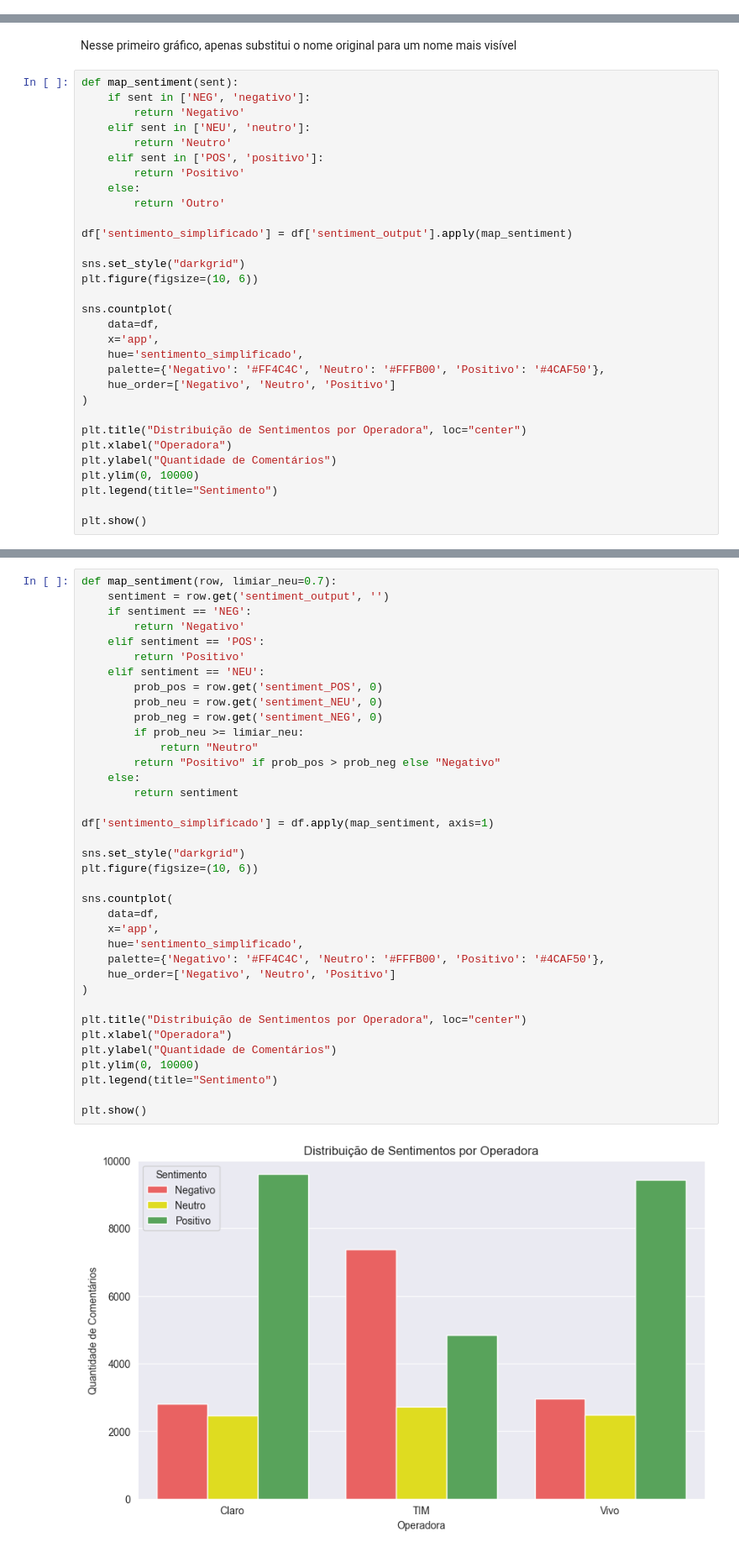
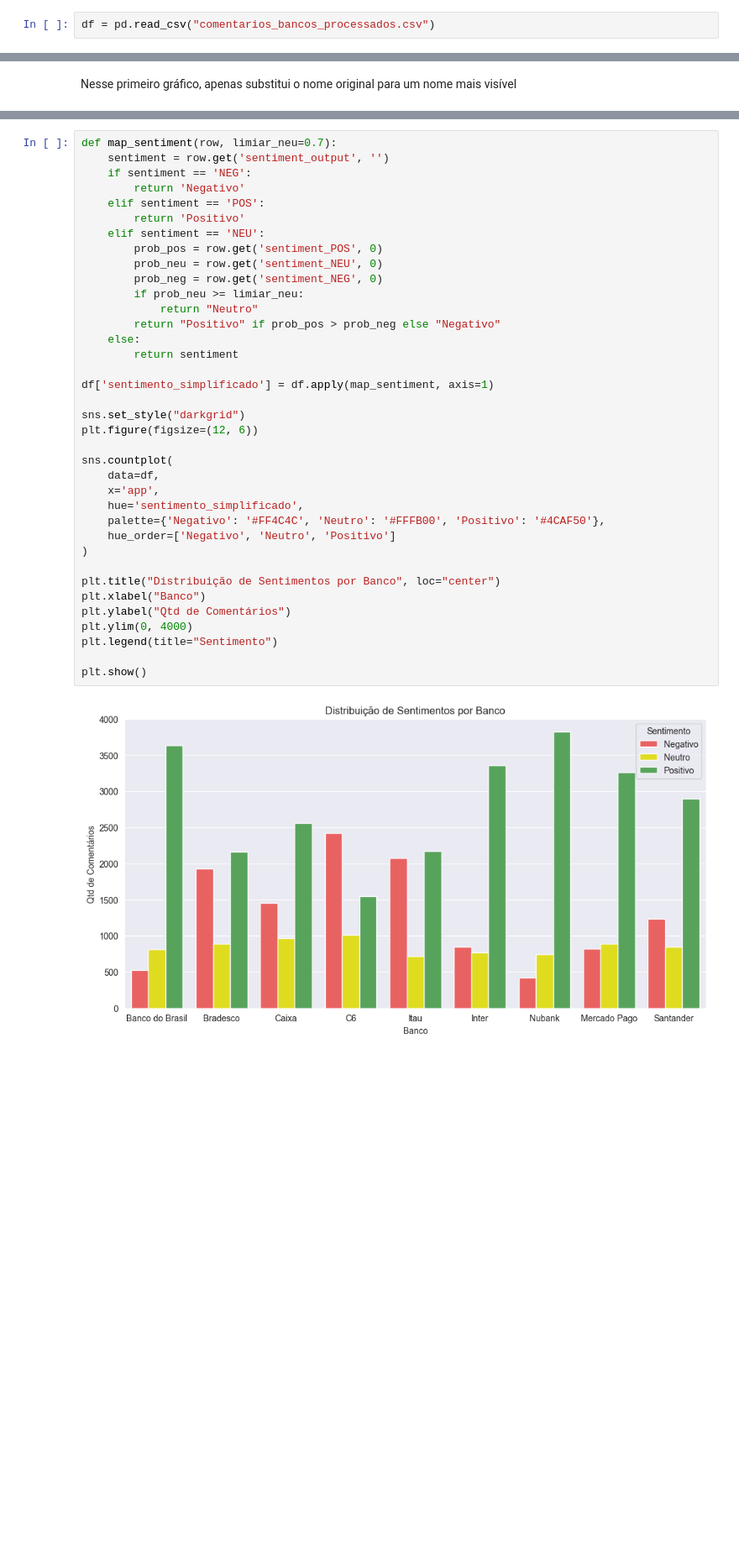
Before and after one commit to PedroReste/analises_e_insights, a Jupyter notebook: sentimentos_e_temas_de_comentarios_de_apps/notebook_bancos.ipynb, the cells around one changed output, grey strips where cells are left out. Shown at 84% size. Cells and saved outputs as stored; diff of their text form; blank space fills up the shorter version.

Commit message:
Continuando o estudo de bancos

```diff
--- a/sentimentos_e_temas_de_comentarios_de_apps/notebook_bancos.ipynb
+++ b/sentimentos_e_temas_de_comentarios_de_apps/notebook_bancos.ipynb
@@ -236,0 +257,2 @@ Data máxima da Vivo:  2025-06-09 16:22:06
+# %%
+df = pd.read_csv("comentarios_bancos_processados.csv")
@@ -238,34 +330,3 @@ Data máxima da Vivo:  2025-06-09 16:22:06
 ### Sentimentos
 # %% [markdown]
 Nesse primeiro gráfico, apenas substitui o nome original para um nome mais visível
-# %%
-def map_sentiment(sent):
-    if sent in ['NEG', 'negativo']:
-        return 'Negativo'
-    elif sent in ['NEU', 'neutro']:
-        return 'Neutro'
-    elif sent in ['POS', 'positivo']:
-        return 'Positivo'
-    else:
-        return 'Outro'
-
-df['sentimento_simplificado'] = df['sentiment_output'].apply(map_sentiment)
-
-sns.set_style("darkgrid")
-plt.figure(figsize=(10, 6))
-
-sns.countplot(
-    data=df,
-    x='app',
-    hue='sentimento_simplificado',
-    palette={'Negativo': '#FF4C4C', 'Neutro': '#FFFB00', 'Positivo': '#4CAF50'},
-    hue_order=['Negativo', 'Neutro', 'Positivo']
-)
-
-plt.title("Distribuição de Sentimentos por Operadora", loc="center")
-plt.xlabel("Operadora")
-plt.ylabel("Quantidade de Comentários")
-plt.ylim(0, 10000)
-plt.legend(title="Sentimento")
-
-plt.show()
@@ -282,36 +341,36 @@ def map_sentiment(row, limiar_neu=0.7):
     if sentiment == 'NEG':
         return 'Negativo'
     elif sentiment == 'POS':
         return 'Positivo'
     elif sentiment == 'NEU':
         prob_pos = row.get('sentiment_POS', 0)
         prob_neu = row.get('sentiment_NEU', 0)
         prob_neg = row.get('sentiment_NEG', 0)
         if prob_neu >= limiar_neu:
             return "Neutro"
         return "Positivo" if prob_pos > prob_neg else "Negativo"
     else:
         return sentiment
 
 df['sentimento_simplificado'] = df.apply(map_sentiment, axis=1)
 
 sns.set_style("darkgrid")
-plt.figure(figsize=(10, 6))
+plt.figure(figsize=(12, 6))
 
 sns.countplot(
     data=df,
     x='app',
     hue='sentimento_simplificado',
     palette={'Negativo': '#FF4C4C', 'Neutro': '#FFFB00', 'Positivo': '#4CAF50'},
     hue_order=['Negativo', 'Neutro', 'Positivo']
 )
 
-plt.title("Distribuição de Sentimentos por Operadora", loc="center")
-plt.xlabel("Operadora")
-plt.ylabel("Quantidade de Comentários")
-plt.ylim(0, 10000)
+plt.title("Distribuição de Sentimentos por Banco", loc="center")
+plt.xlabel("Banco")
+plt.ylabel("Qtd de Comentários")
+plt.ylim(0, 4000)
 plt.legend(title="Sentimento")
 
 plt.show()
 # %% [output]
-[figure, old version]
+[figure, new version]
```
Also changed, not shown: parts of 26 cells of this notebook.
